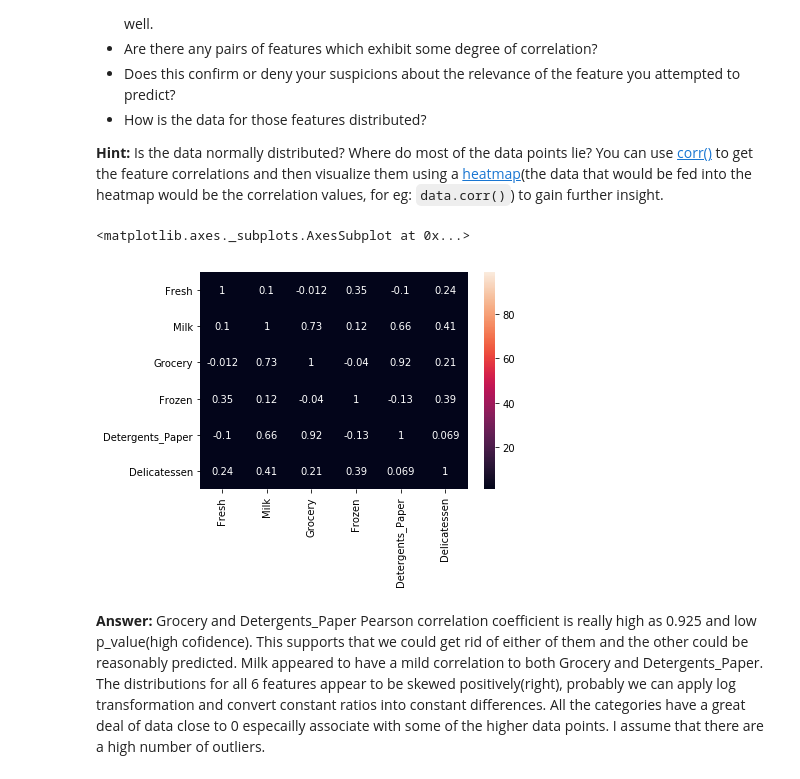
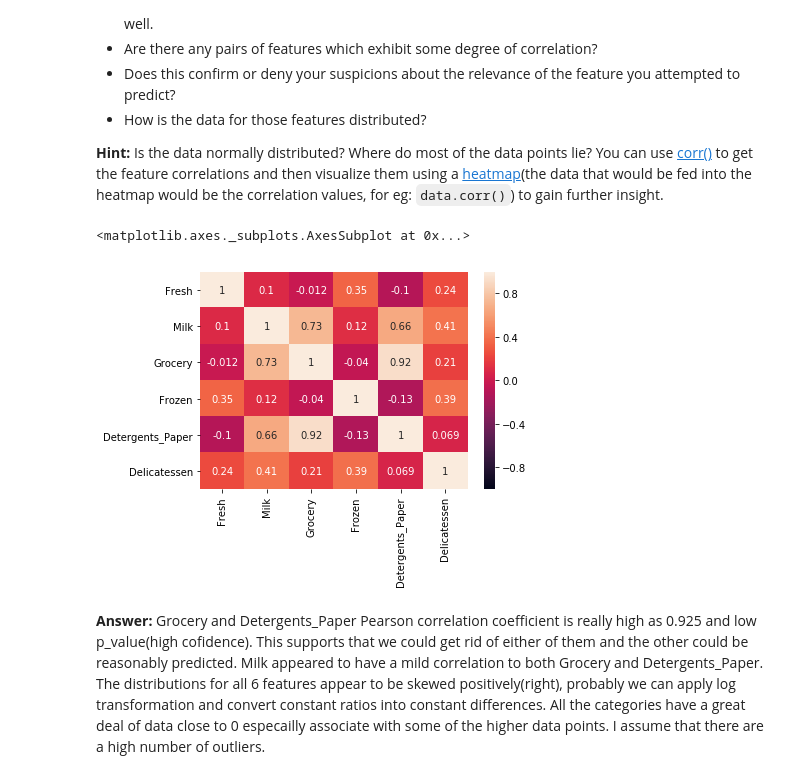
Before and after one commit to DwightTRAX/machine-learning, a Jupyter notebook: projects/customer_segments/customer_segments.ipynb, the cells around one changed output. Cells and saved outputs as stored; diff of their text form; code cells hidden in the pictures.

```diff
--- a/projects/customer_segments/customer_segments.ipynb
+++ b/projects/customer_segments/customer_segments.ipynb
@@ -179,10 +202,10 @@ print(scs.pearsonr(data['Detergents_Paper'],data['Milk']))
 
 **Hint:** Is the data normally distributed? Where do most of the data points lie? You can use [corr()](https://pandas.pydata.org/pandas-docs/stable/generated/pandas.DataFrame.corr.html) to get the feature correlations and then visualize them using a [heatmap](http://seaborn.pydata.org/generated/seaborn.heatmap.html)(the data that would be fed into the heatmap would be the correlation values, for eg: `data.corr()`) to gain further insight.
 # %%
-sns.heatmap(data.corr(), vmin=1, vmax=99, annot=True)
+sns.heatmap(data.corr(), vmin=-1, vmax=1, annot=True)
 # %% [output]
 <matplotlib.axes._subplots.AxesSubplot at 0x...>
-[figure, old version]
+[figure, new version]
 # %% [markdown]
 **Answer:**
 Grocery and Detergents_Paper Pearson correlation coefficient is really high as 0.925 and low p_value(high cofidence). This supports that we could get rid of either of them and the other could be reasonably predicted. Milk appeared to have a mild correlation to both Grocery and Detergents_Paper. The distributions for all 6 features appear to be skewed positively(right), probably we can apply log transformation and convert constant ratios into constant differences. All the categories have a great deal of data close to 0 especailly associate with  some of the higher data points. I assume that there are a high number of outliers.
```
Also changed, not shown: parts of 39 cells of this notebook, 1 other file.
